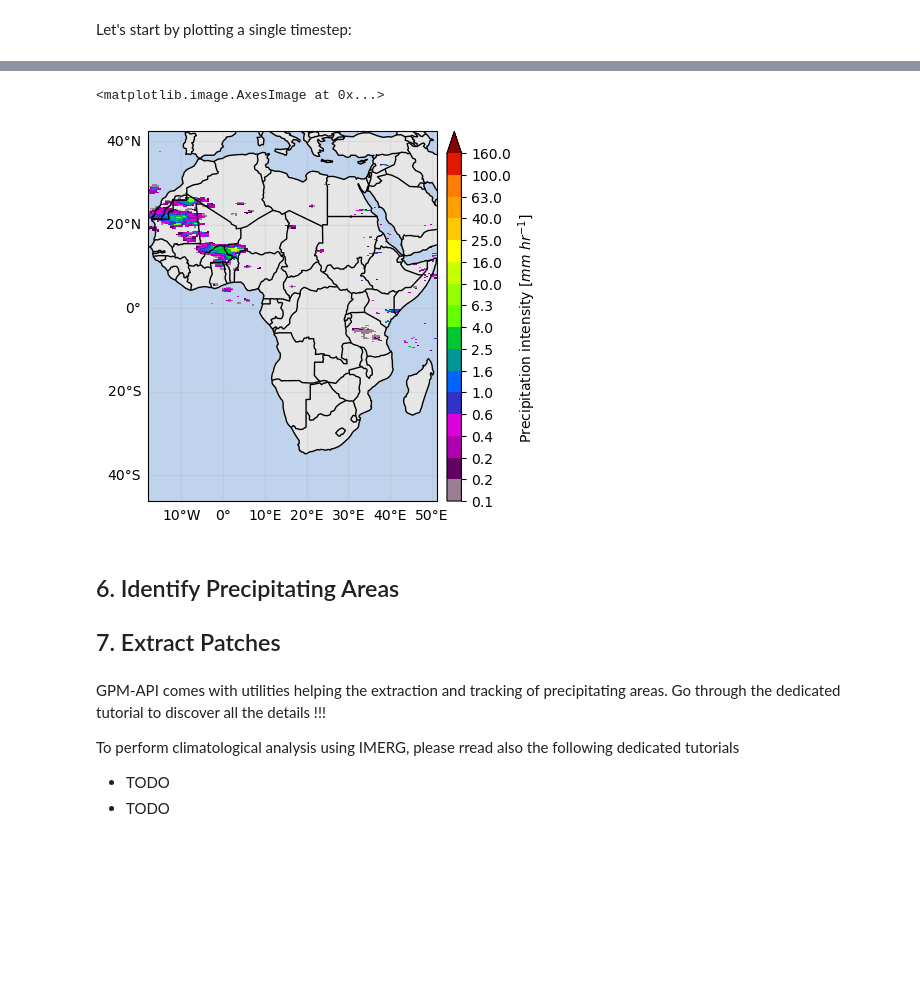
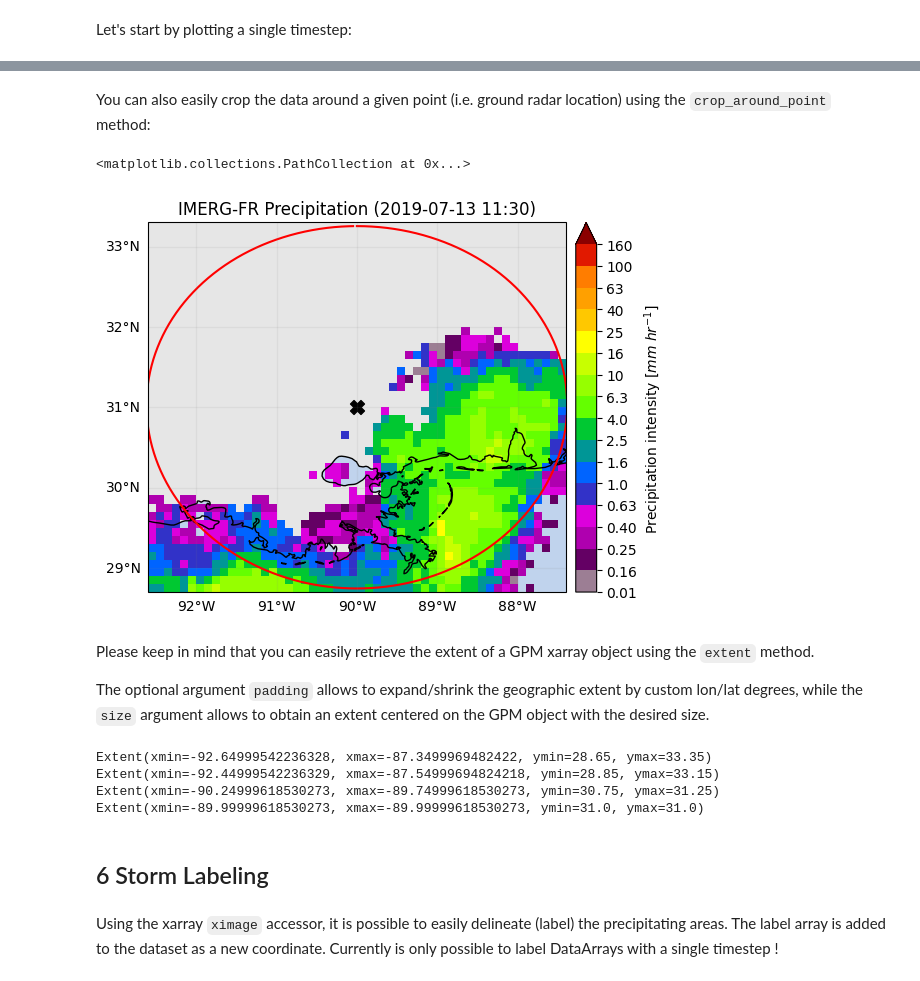
Before and after one commit to ghiggi/gpm_api, a Jupyter notebook: tutorials/tutorial_02_IMERG.ipynb, the cells around one changed output, grey strips where cells are left out. Saved outputs shown, nothing was run; the diff lists cells and outputs as text; code cells hidden in the pictures; blank space fills up the shorter version.

Commit message:
Update tutorials

```diff
--- a/tutorials/tutorial_02_IMERG.ipynb
+++ b/tutorials/tutorial_02_IMERG.ipynb
@@ -203,11 +237,0 @@ An alternative to directly read only the variables of interest is to specify the
-# %%
-# - If chunks is not None, it does not load the data in RAM memory !
-ds = gpm.open_dataset(
-    product=product,
-    product_type=product_type,
-    version=version,
-    start_time=start_time,
-    end_time=end_time,
-    variables=["precipitationCal", "probabilityLiquidPrecipitation"],
-)
-ds
@@ -265,7 +288,4 @@ Now, let's first have a look at the methods provided by GPM-API
 # %%
-variable = "precipitationCal"
-da = ds[variable]
-print("xr.Dataset gpm methods:", dir(ds.gpm))
-print("")
-print("xr.DataArray gpm methods:", dir(da.gpm))
+print(ds.gpm.has_regular_time)
+print(ds.gpm.is_regular)
 # %% [output]
@@ -508,17 +494,45 @@ ds_it[variable].isel(time=0).gpm.plot_map()
+# %% [markdown]
+You can also easily crop the data around a given point (i.e. ground radar location) using the `crop_around_point` method:
 # %%
-# Crop by continent
-ds_it = ds.gpm.crop_by_continent("Africa")
-ds_it[variable].isel(time=0).gpm.plot_map()
+# Crop around a point (i.e. radar location)
+lon = -90
+lat = 31
+distance = 250_000  # 250 km
+ds_subset = ds.gpm.crop_around_point(lon=lon, lat=lat, distance=distance)
+da_subset = ds_subset[variable].isel(time=0)
+# Define ROI coordinates
+circle_lons, circle_lats = get_circle_coordinates_around_point(
+    lon,
+    lat,
+    radius=distance,
+    num_vertices=360,
+)
+
+# Plot
+p = da_subset.gpm.plot_map()
+p.axes.set_title(da_subset.gpm.title(add_timestep=True))
+p.axes.plot(circle_lons, circle_lats, "r-", transform=ccrs.Geodetic())
+p.axes.scatter(lon, lat, c="black", marker="X", s=100, transform=ccrs.Geodetic())
 # %% [output]
-<matplotlib.image.AxesImage at 0x...>
+<matplotlib.collections.PathCollection at 0x...>
-[figure, old version]
+[figure, new version]
 # %% [markdown]
-## 6. Identify Precipitating Areas
-## 7. Extract  Patches
+Please keep in mind that you can easily retrieve the extent of a GPM xarray object using the `extent` method.
+
+The optional argument `padding` allows to expand/shrink the geographic extent by custom lon/lat degrees, while the `size` argument allows
+to obtain an extent centered on the GPM object with the desired size.
-# %% [markdown]
-GPM-API comes with utilities helping the extraction and tracking of precipitating areas.
-Go through the dedicated tutorial to discover all the details !!!
-
-To perform climatological analysis using IMERG, please rread also the following dedicated tutorials
-- TODO
-- TODO
+# %%
+print(da_subset.gpm.extent(padding=0.1))  # expanding
+print(da_subset.gpm.extent(padding=-0.1))  # shrinking
+print(da_subset.gpm.extent(size=0.5))
+print(da_subset.gpm.extent(size=0))  # centroid
+# %% [output]
+Extent(xmin=-92.64999542236328, xmax=-87.3499969482422, ymin=28.65, ymax=33.35)
+Extent(xmin=-92.44999542236329, xmax=-87.54999694824218, ymin=28.85, ymax=33.15)
+Extent(xmin=-90.24999618530273, xmax=-89.74999618530273, ymin=30.75, ymax=31.25)
+Extent(xmin=-89.99999618530273, xmax=-89.99999618530273, ymin=31.0, ymax=31.0)
+# %% [markdown]
+## 6 Storm Labeling
+# %% [markdown]
+Using the xarray `ximage` accessor, it is possible to easily delineate (label) the precipitating areas. The label array is added to the dataset as a new coordinate.
+Currently is only possible to label DataArrays with a single timestep !
```
Also changed, not shown: parts of 88 cells of this notebook, 6 other files.
